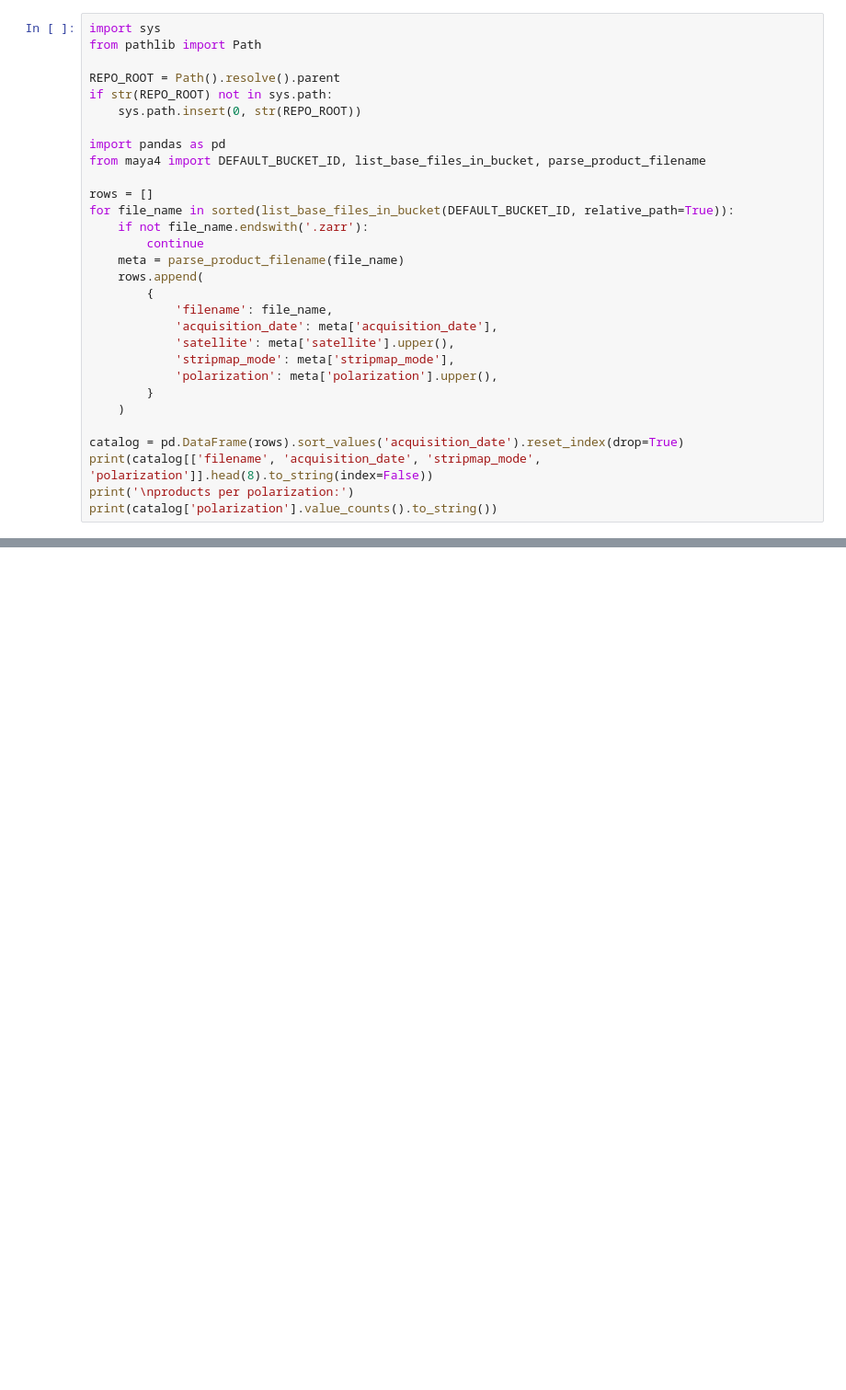
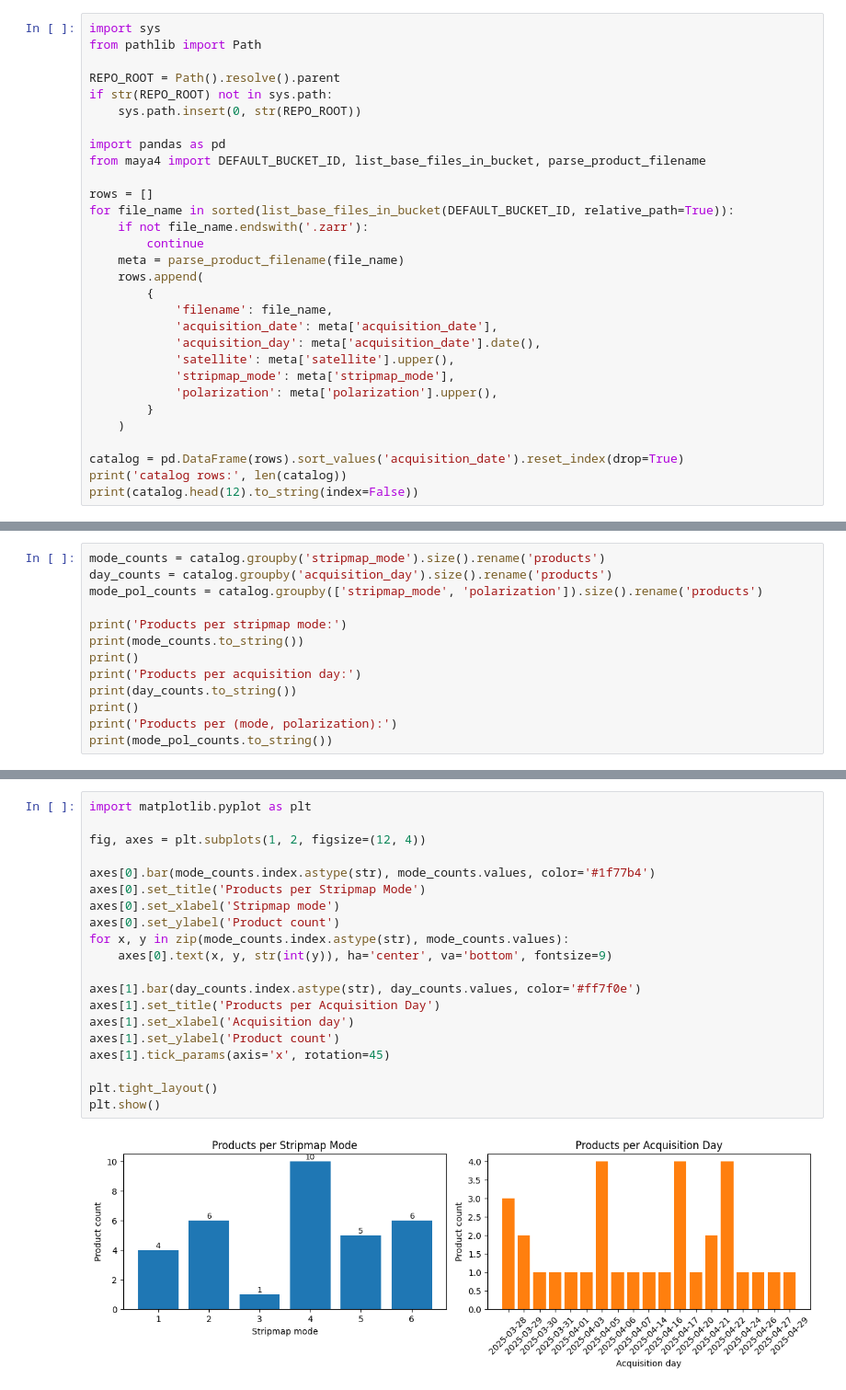
Before and after one commit to cg0978/Maya4, a Jupyter notebook: notebooks/2. visualisation.ipynb, the cells around one changed output, grey strips where cells are left out. Shown at 92% size. Drawn from its saved outputs; the diff is of its cells as text; blank space fills up the shorter version.

```diff
--- a/notebooks/2. visualisation.ipynb
+++ b/notebooks/2. visualisation.ipynb
@@ -22,6 +34,7 @@ for file_name in sorted(list_base_files_in_bucket(DEFAULT_BUCKET_ID, relative_pa
         {
             'filename': file_name,
             'acquisition_date': meta['acquisition_date'],
+            'acquisition_day': meta['acquisition_date'].date(),
             'satellite': meta['satellite'].upper(),
             'stripmap_mode': meta['stripmap_mode'],
             'polarization': meta['polarization'].upper(),
@@ -29,7 +42,6 @@ for file_name in sorted(list_base_files_in_bucket(DEFAULT_BUCKET_ID, relative_pa
     )
 
 catalog = pd.DataFrame(rows).sort_values('acquisition_date').reset_index(drop=True)
-print(catalog[['filename', 'acquisition_date', 'stripmap_mode', 'polarization']].head(8).to_string(index=False))
-print('\nproducts per polarization:')
-print(catalog['polarization'].value_counts().to_string())
+print('catalog rows:', len(catalog))
+print(catalog.head(12).to_string(index=False))
 # %% [output]
@@ -90,0 +71,13 @@ plt.show()
+# %%
+mode_counts = catalog.groupby('stripmap_mode').size().rename('products')
+day_counts = catalog.groupby('acquisition_day').size().rename('products')
+mode_pol_counts = catalog.groupby(['stripmap_mode', 'polarization']).size().rename('products')
+
+print('Products per stripmap mode:')
+print(mode_counts.to_string())
+print()
+print('Products per acquisition day:')
+print(day_counts.to_string())
+print()
+print('Products per (mode, polarization):')
+print(mode_pol_counts.to_string())
@@ -90,0 +110,22 @@ plt.show()
+# %%
+import matplotlib.pyplot as plt
+
+fig, axes = plt.subplots(1, 2, figsize=(12, 4))
+
+axes[0].bar(mode_counts.index.astype(str), mode_counts.values, color='#1f77b4')
+axes[0].set_title('Products per Stripmap Mode')
+axes[0].set_xlabel('Stripmap mode')
+axes[0].set_ylabel('Product count')
+for x, y in zip(mode_counts.index.astype(str), mode_counts.values):
+    axes[0].text(x, y, str(int(y)), ha='center', va='bottom', fontsize=9)
+
+axes[1].bar(day_counts.index.astype(str), day_counts.values, color='#ff7f0e')
+axes[1].set_title('Products per Acquisition Day')
+axes[1].set_xlabel('Acquisition day')
+axes[1].set_ylabel('Product count')
+axes[1].tick_params(axis='x', rotation=45)
+
+plt.tight_layout()
+plt.show()
+# %% [output]
+[figure, added]
```
Also changed, not shown: parts of 13 cells of this notebook, 7 other files.
